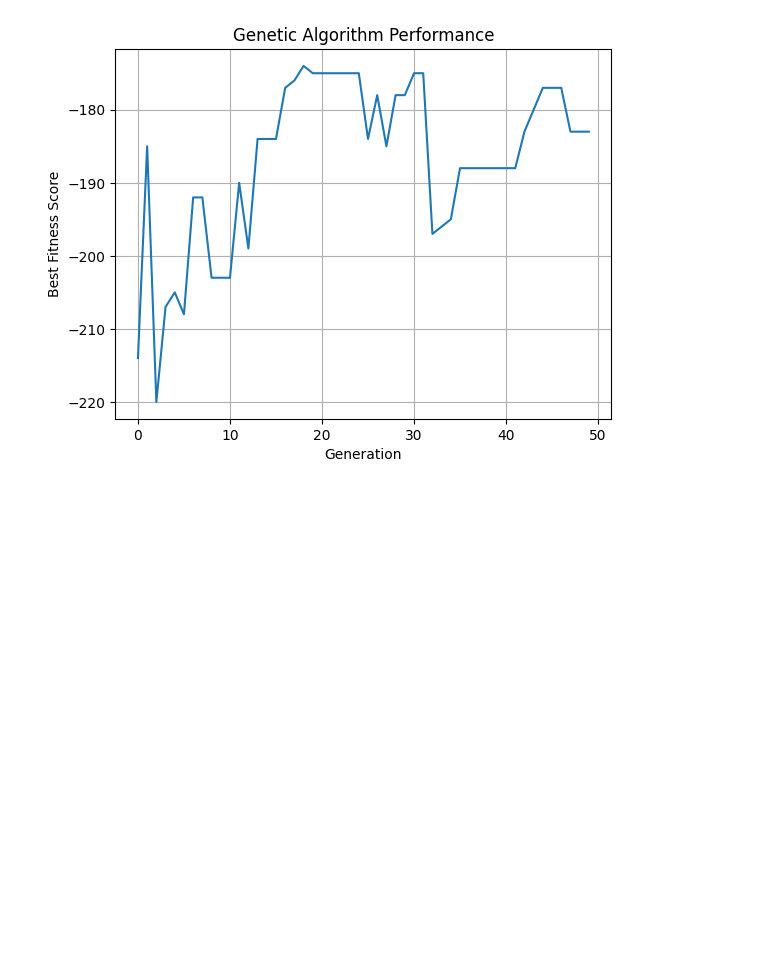
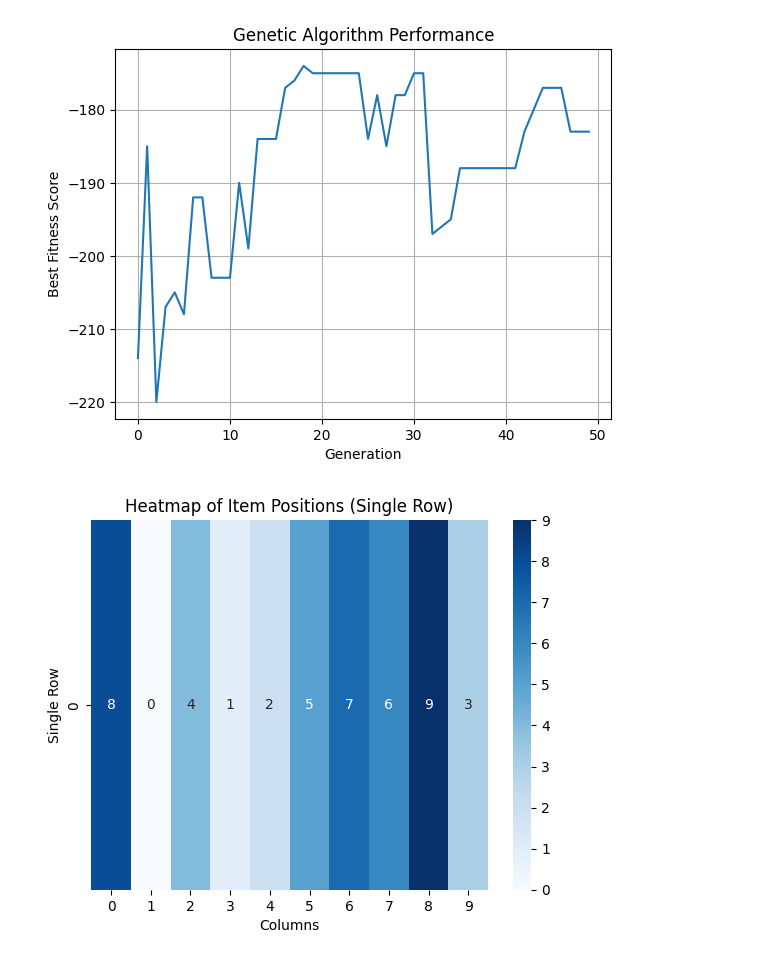
Before and after one commit to anahom20/genetic-algorithm, a Jupyter notebook: space-optimisation.ipynb, the cells around one changed output. Drawn from its saved outputs; the diff is of its cells as text; code cells hidden in the pictures; blank space fills up the shorter version.

Commit message:
added heatmap visualisation-

```diff
--- a/space-optimisation.ipynb
+++ b/space-optimisation.ipynb
@@ -240,3 +241,16 @@ plt.grid(True)
 plt.show()
 # %% [output]
 [figure]
+# %%
+# heatmap of item positions: to visualize the positions of items in the warehouse grid
+
+# best_solution has 10 elements and is to be reshaped as a 1D array
+item_positions = np.array(best_solution).reshape((1, 10))  # reshape to a single row with 10 columns
+
+sns.heatmap(item_positions, annot=True, cmap='Blues', cbar=True)
+plt.xlabel('Columns')
+plt.ylabel('Single Row')
+plt.title('Heatmap of Item Positions (Single Row)')
+plt.show()
+# %% [output]
+[figure, added]
```
Also changed, not shown: parts of 1 cell of this notebook.
